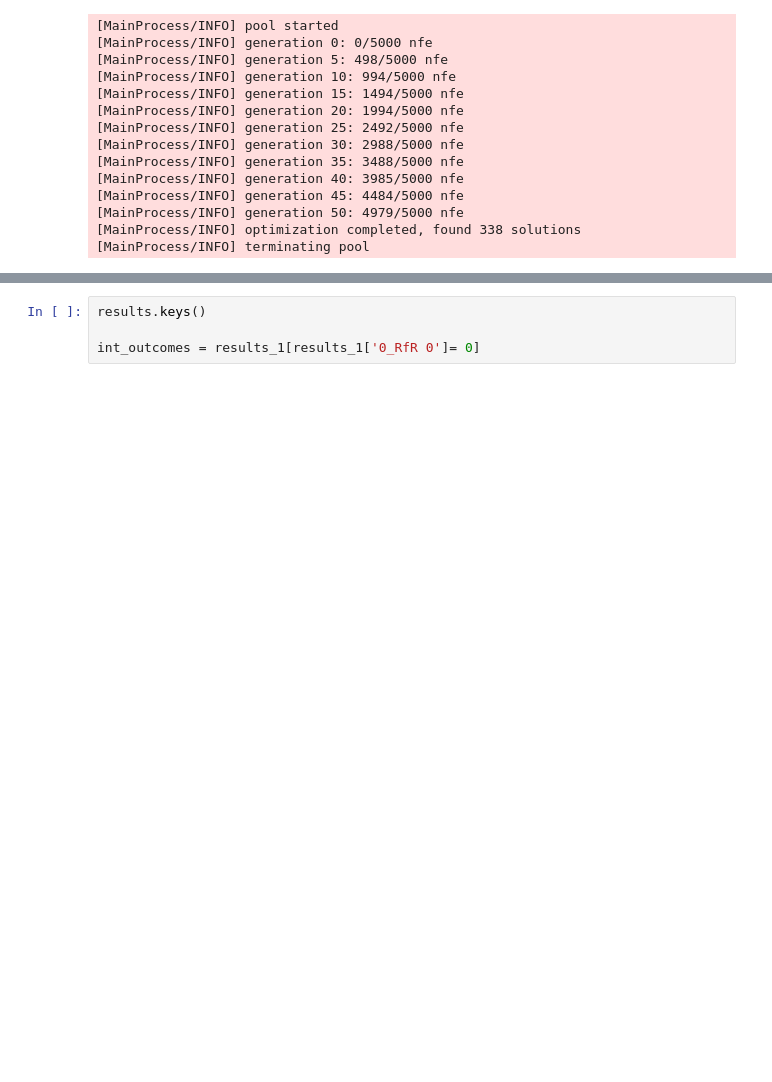
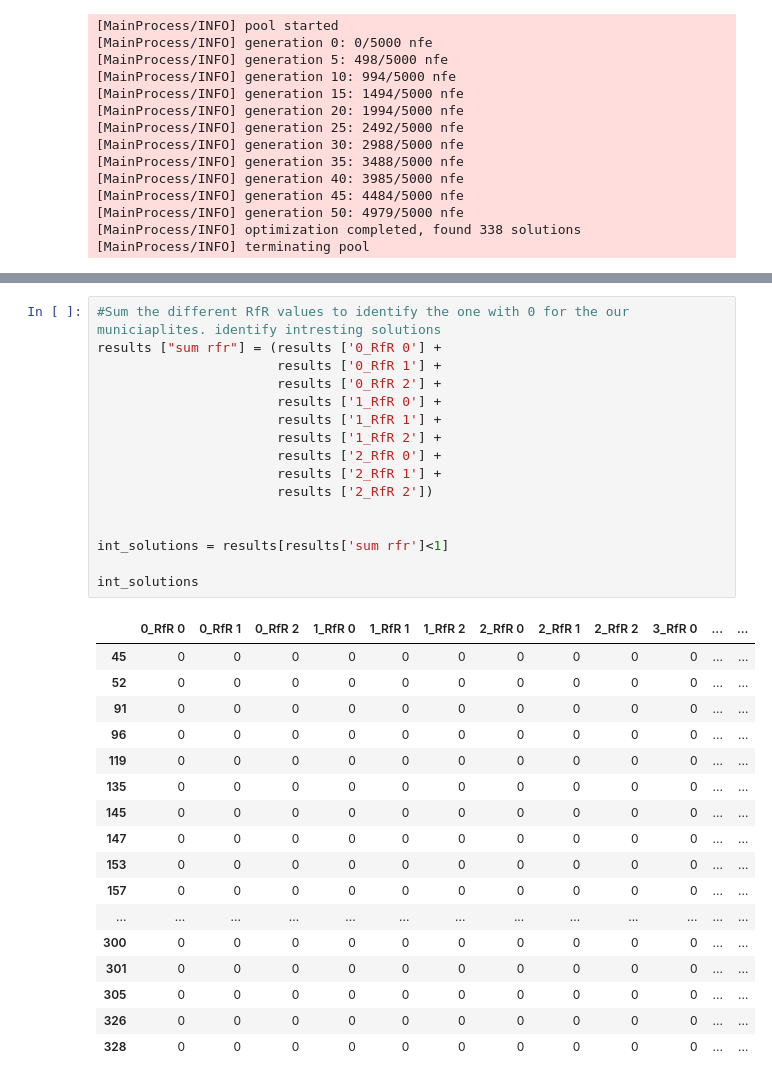
Before and after one commit to mare-matorum/epa1361_open_g29, a Jupyter notebook: final assignment/MODRM Felix.ipynb, the cells around one changed output, grey strips where cells are left out. Saved outputs shown, nothing was run; the diff lists cells and outputs as text; blank space fills up the shorter version.

```diff
--- a/final assignment/MODRM Felix.ipynb
+++ b/final assignment/MODRM Felix.ipynb
@@ -92,5 +92,34 @@ plt.show()
 # %%
-results.keys()
+#Sum the different RfR values to identify the one with 0 for the our municiaplites. identify intresting solutions
+results ["sum rfr"] = (results ['0_RfR 0'] +
+                       results ['0_RfR 1'] +
+                       results ['0_RfR 2'] +
+                       results ['1_RfR 0'] +
+                       results ['1_RfR 1'] +
+                       results ['1_RfR 2'] +
+                       results ['2_RfR 0'] +
+                       results ['2_RfR 1'] +
+                       results ['2_RfR 2'])
 
-int_outcomes = results_1[results_1['0_RfR 0']= 0]
+
+int_solutions = results[results['sum rfr']<1]
+
+int_solutions
 # %% [output]
+|  | 0_RfR 0 | 0_RfR 1 | 0_RfR 2 | 1_RfR 0 | 1_RfR 1 | 1_RfR 2 | 2_RfR 0 | 2_RfR 1 | 2_RfR 2 | 3_RfR 0 | ... | ... |
+| 45 | 0 | 0 | 0 | 0 | 0 | 0 | 0 | 0 | 0 | 0 | ... | ... |
+| 52 | 0 | 0 | 0 | 0 | 0 | 0 | 0 | 0 | 0 | 0 | ... | ... |
+| 91 | 0 | 0 | 0 | 0 | 0 | 0 | 0 | 0 | 0 | 0 | ... | ... |
+| 96 | 0 | 0 | 0 | 0 | 0 | 0 | 0 | 0 | 0 | 0 | ... | ... |
+| 119 | 0 | 0 | 0 | 0 | 0 | 0 | 0 | 0 | 0 | 0 | ... | ... |
+| 135 | 0 | 0 | 0 | 0 | 0 | 0 | 0 | 0 | 0 | 0 | ... | ... |
+| 145 | 0 | 0 | 0 | 0 | 0 | 0 | 0 | 0 | 0 | 0 | ... | ... |
+| 147 | 0 | 0 | 0 | 0 | 0 | 0 | 0 | 0 | 0 | 0 | ... | ... |
+| 153 | 0 | 0 | 0 | 0 | 0 | 0 | 0 | 0 | 0 | 0 | ... | ... |
+| 157 | 0 | 0 | 0 | 0 | 0 | 0 | 0 | 0 | 0 | 0 | ... | ... |
+| ... | ... | ... | ... | ... | ... | ... | ... | ... | ... | ... | ... | ... |
+| 300 | 0 | 0 | 0 | 0 | 0 | 0 | 0 | 0 | 0 | 0 | ... | ... |
+| 301 | 0 | 0 | 0 | 0 | 0 | 0 | 0 | 0 | 0 | 0 | ... | ... |
+| 305 | 0 | 0 | 0 | 0 | 0 | 0 | 0 | 0 | 0 | 0 | ... | ... |
+| 326 | 0 | 0 | 0 | 0 | 0 | 0 | 0 | 0 | 0 | 0 | ... | ... |
+| 328 | 0 | 0 | 0 | 0 | 0 | 0 | 0 | 0 | 0 | 0 | ... | ... |
```
Also changed, not shown: parts of 6 cells of this notebook.
